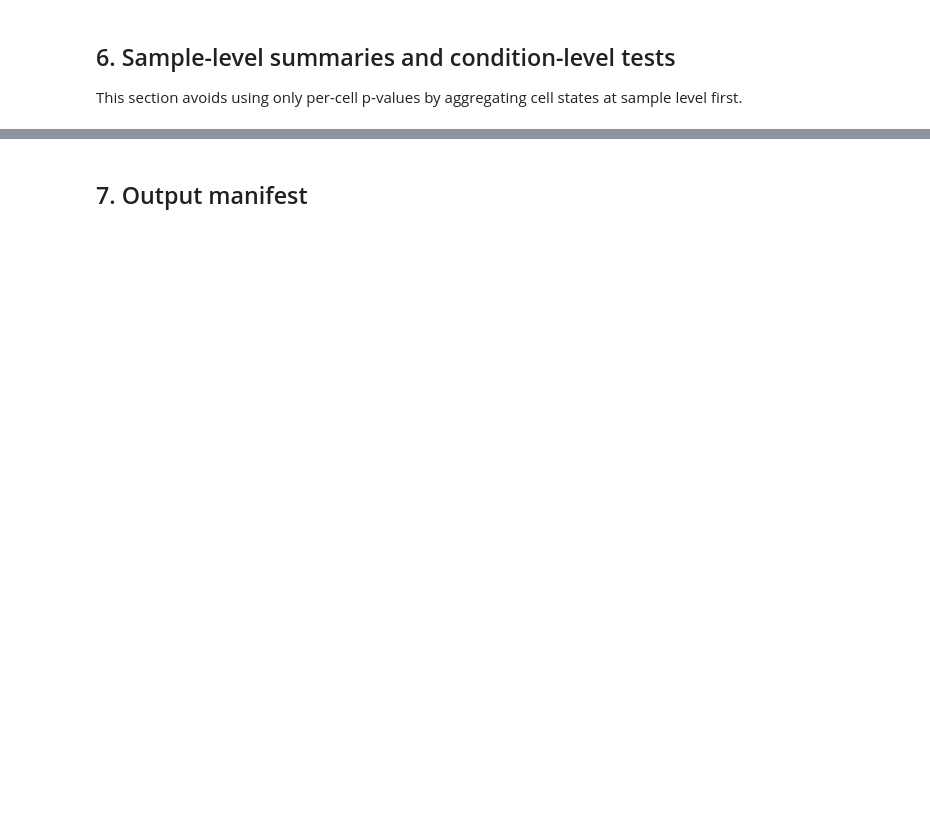
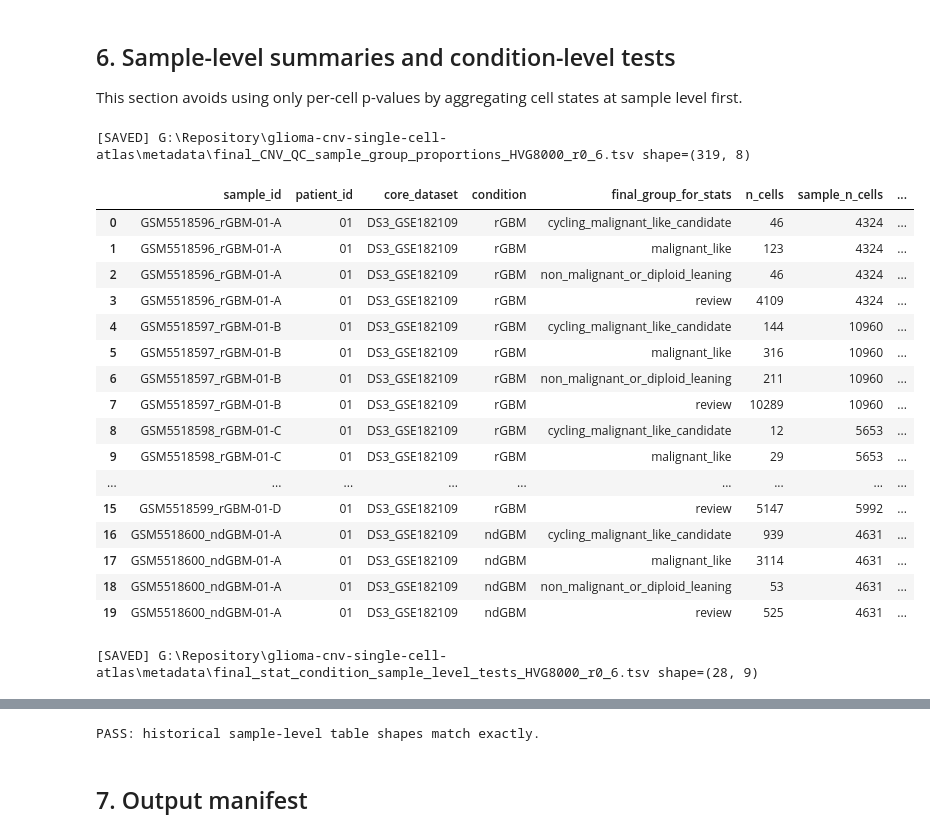
Before and after one commit to CPFeX/glioma-cnv-single-cell-atlas, a Jupyter notebook: code/01_main_analysis/16_validate_cnv_consensus.ipynb, the cells around one changed output, grey strips where cells are left out. Cells and saved outputs as stored; diff of their text form; code cells hidden in the pictures; blank space fills up the shorter version.

```diff
--- a/code/01_main_analysis/16_validate_cnv_consensus.ipynb
+++ b/code/01_main_analysis/16_validate_cnv_consensus.ipynb
@@ -584,30 +937,70 @@ if condition_col_use is not None:
                 "statistic": stat,
                 "p_value": p,
             })
             # Pairwise Mann-Whitney.
             for i in range(len(cond_groups)):
                 for j in range(i+1, len(cond_groups)):
                     va, vb = cond_groups[i], cond_groups[j]
                     if len(va) >= 2 and len(vb) >= 2:
                         try:
                             stat, p = mannwhitneyu(va, vb, alternative="two-sided")
                         except Exception:
                             stat, p = np.nan, np.nan
                         condition_tests.append({
                             "test_type": "mannwhitney_pairwise_by_condition",
                             "final_group": gr,
                             "condition_a": cond_names[i],
                             "condition_b": cond_names[j],
                             "n_condition_groups": 2,
                             "n_samples_total": int(len(va) + len(vb)),
                             "statistic": stat,
                             "p_value": p,
                         })
 else:
     print("[SKIP] No condition column found; sample-level condition tests skipped.")
 
 condition_tests = pd.DataFrame(condition_tests)
 if not condition_tests.empty:
     condition_tests["q_value_bh"] = bh_fdr(condition_tests["p_value"])
 write_tsv(condition_tests, METADATA_DIR / f"final_stat_condition_sample_level_tests_{RUN_TAG}.tsv")
 display(condition_tests.head(50))
+
+EXPECTED_SAMPLE_TABLE_SHAPES = {
+    "sample_props": (319, 8),
+    "condition_tests": (28, 9),
+}
+
+observed_sample_table_shapes = {
+    "sample_props": sample_props.shape,
+    "condition_tests": condition_tests.shape,
+}
+
+if observed_sample_table_shapes != EXPECTED_SAMPLE_TABLE_SHAPES:
+    raise RuntimeError(
+        "Historical Notebook-16 sample-level table shape checkpoint failed. "
+        f"Observed: {observed_sample_table_shapes}"
+    )
+
+print(
+    "PASS: historical sample-level table shapes match exactly."
+)
+# %% [output]
+[SAVED] G:\Repository\glioma-cnv-single-cell-atlas\metadata\final_CNV_QC_sample_group_proportions_HVG8000_r0_6.tsv shape=(319, 8)
+|  | sample_id | patient_id | core_dataset | condition | final_group_for_stats | n_cells | sample_n_cells | ... |
+| 0 | GSM5518596_rGBM-01-A | 01 | DS3_GSE182109 | rGBM | cycling_malignant_like_candidate | 46 | 4324 | ... |
+| 1 | GSM5518596_rGBM-01-A | 01 | DS3_GSE182109 | rGBM | malignant_like | 123 | 4324 | ... |
+| 2 | GSM5518596_rGBM-01-A | 01 | DS3_GSE182109 | rGBM | non_malignant_or_diploid_leaning | 46 | 4324 | ... |
+| 3 | GSM5518596_rGBM-01-A | 01 | DS3_GSE182109 | rGBM | review | 4109 | 4324 | ... |
+| 4 | GSM5518597_rGBM-01-B | 01 | DS3_GSE182109 | rGBM | cycling_malignant_like_candidate | 144 | 10960 | ... |
+| 5 | GSM5518597_rGBM-01-B | 01 | DS3_GSE182109 | rGBM | malignant_like | 316 | 10960 | ... |
+| 6 | GSM5518597_rGBM-01-B | 01 | DS3_GSE182109 | rGBM | non_malignant_or_diploid_leaning | 211 | 10960 | ... |
+| 7 | GSM5518597_rGBM-01-B | 01 | DS3_GSE182109 | rGBM | review | 10289 | 10960 | ... |
+| 8 | GSM5518598_rGBM-01-C | 01 | DS3_GSE182109 | rGBM | cycling_malignant_like_candidate | 12 | 5653 | ... |
+| 9 | GSM5518598_rGBM-01-C | 01 | DS3_GSE182109 | rGBM | malignant_like | 29 | 5653 | ... |
+| ... | ... | ... | ... | ... | ... | ... | ... | ... |
+| 15 | GSM5518599_rGBM-01-D | 01 | DS3_GSE182109 | rGBM | review | 5147 | 5992 | ... |
+| 16 | GSM5518600_ndGBM-01-A | 01 | DS3_GSE182109 | ndGBM | cycling_malignant_like_candidate | 939 | 4631 | ... |
+| 17 | GSM5518600_ndGBM-01-A | 01 | DS3_GSE182109 | ndGBM | malignant_like | 3114 | 4631 | ... |
+| 18 | GSM5518600_ndGBM-01-A | 01 | DS3_GSE182109 | ndGBM | non_malignant_or_diploid_leaning | 53 | 4631 | ... |
+| 19 | GSM5518600_ndGBM-01-A | 01 | DS3_GSE182109 | ndGBM | review | 525 | 4631 | ... |
+[SAVED] G:\Repository\glioma-cnv-single-cell-atlas\metadata\final_stat_condition_sample_level_tests_HVG8000_r0_6.tsv shape=(28, 9)
@@ -614,3 +1024,4 @@ display(condition_tests.head(50))
+PASS: historical sample-level table shapes match exactly.
 # %% [markdown]
 ## 7. Output manifest
 # %%
```
Also changed, not shown: parts of 10 cells of this notebook, 12 other files.
